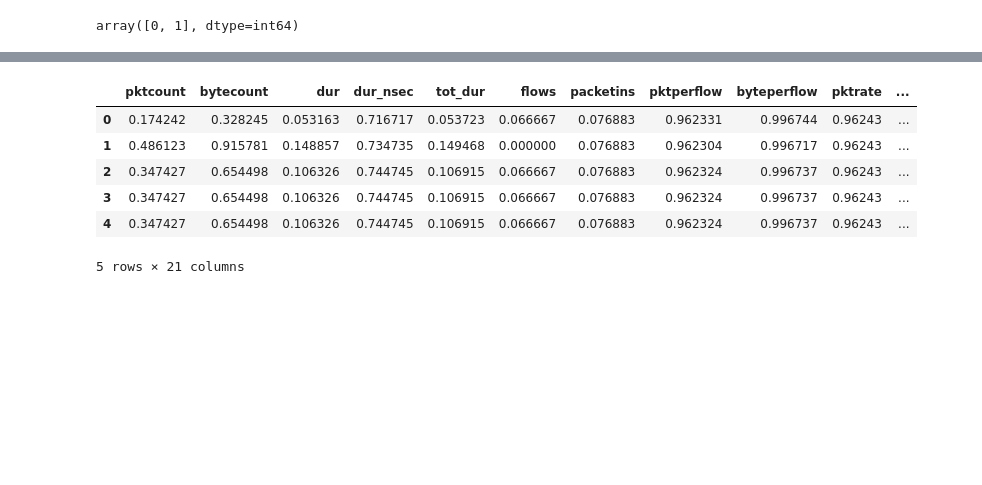
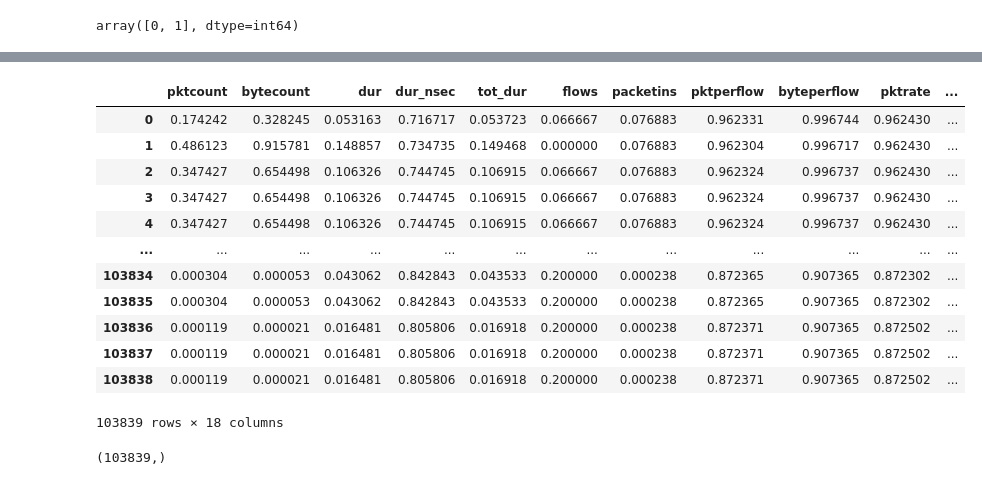
Before and after one commit to Anivesh-Agnihotri/Traffic-classification-and-mitigation-of-DDoS-Attack-in-SDN, a Jupyter notebook: Traffic_classifiaction_model_generation.ipynb, the cells around one changed output, grey strips where cells are left out. Drawn from its saved outputs; the diff is of its cells as text; code cells hidden in the pictures; blank space fills up the shorter version.

```diff
--- a/Traffic_classifiaction_model_generation.ipynb
+++ b/Traffic_classifiaction_model_generation.ipynb
@@ -163,0 +230,2 @@ df.head()
+# %%
+tempdf=df
@@ -163,0 +234,2 @@ df.head()
+# %%
+tempdf.drop(["Protocol"],axis=1,inplace=True)
@@ -164,7 +240,7 @@ df.head()
 # %%
 scaler=MinMaxScaler()
 # %%
-df_std =scaler.fit_transform(df)
+df_std =scaler.fit_transform(tempdf)
 # %%
 df_std.shape
 # %% [output]
@@ -172,12 +250,22 @@ df_std.shape
 # %%
-new_df = pd.DataFrame(df_std, columns=df.columns)
+new_df = pd.DataFrame(df_std, columns=tempdf.columns)
 # %%
-new_df.head()
+new_df
 # %% [output]
 |  | pktcount | bytecount | dur | dur_nsec | tot_dur | flows | packetins | pktperflow | byteperflow | pktrate | ... |
-| 0 | 0.174242 | 0.328245 | 0.053163 | 0.716717 | 0.053723 | 0.066667 | 0.076883 | 0.962331 | 0.996744 | 0.96243 | ... |
-| 1 | 0.486123 | 0.915781 | 0.148857 | 0.734735 | 0.149468 | 0.000000 | 0.076883 | 0.962304 | 0.996717 | 0.96243 | ... |
-| 2 | 0.347427 | 0.654498 | 0.106326 | 0.744745 | 0.106915 | 0.066667 | 0.076883 | 0.962324 | 0.996737 | 0.96243 | ... |
-| 3 | 0.347427 | 0.654498 | 0.106326 | 0.744745 | 0.106915 | 0.066667 | 0.076883 | 0.962324 | 0.996737 | 0.96243 | ... |
-| 4 | 0.347427 | 0.654498 | 0.106326 | 0.744745 | 0.106915 | 0.066667 | 0.076883 | 0.962324 | 0.996737 | 0.96243 | ... |
+| 0 | 0.174242 | 0.328245 | 0.053163 | 0.716717 | 0.053723 | 0.066667 | 0.076883 | 0.962331 | 0.996744 | 0.962430 | ... |
+| 1 | 0.486123 | 0.915781 | 0.148857 | 0.734735 | 0.149468 | 0.000000 | 0.076883 | 0.962304 | 0.996717 | 0.962430 | ... |
+| 2 | 0.347427 | 0.654498 | 0.106326 | 0.744745 | 0.106915 | 0.066667 | 0.076883 | 0.962324 | 0.996737 | 0.962430 | ... |
+| 3 | 0.347427 | 0.654498 | 0.106326 | 0.744745 | 0.106915 | 0.066667 | 0.076883 | 0.962324 | 0.996737 | 0.962430 | ... |
+| 4 | 0.347427 | 0.654498 | 0.106326 | 0.744745 | 0.106915 | 0.066667 | 0.076883 | 0.962324 | 0.996737 | 0.962430 | ... |
+| ... | ... | ... | ... | ... | ... | ... | ... | ... | ... | ... | ... |
+| 103834 | 0.000304 | 0.000053 | 0.043062 | 0.842843 | 0.043533 | 0.200000 | 0.000238 | 0.872365 | 0.907365 | 0.872302 | ... |
+| 103835 | 0.000304 | 0.000053 | 0.043062 | 0.842843 | 0.043533 | 0.200000 | 0.000238 | 0.872365 | 0.907365 | 0.872302 | ... |
+| 103836 | 0.000119 | 0.000021 | 0.016481 | 0.805806 | 0.016918 | 0.200000 | 0.000238 | 0.872371 | 0.907365 | 0.872502 | ... |
+| 103837 | 0.000119 | 0.000021 | 0.016481 | 0.805806 | 0.016918 | 0.200000 | 0.000238 | 0.872371 | 0.907365 | 0.872502 | ... |
+| 103838 | 0.000119 | 0.000021 | 0.016481 | 0.805806 | 0.016918 | 0.200000 | 0.000238 | 0.872371 | 0.907365 | 0.872502 | ... |
-5 rows × 21 columns
+103839 rows × 18 columns
+# %%
+protocol.shape
+# %% [output]
+(103839,)
```
Also changed, not shown: parts of 50 cells of this notebook.
